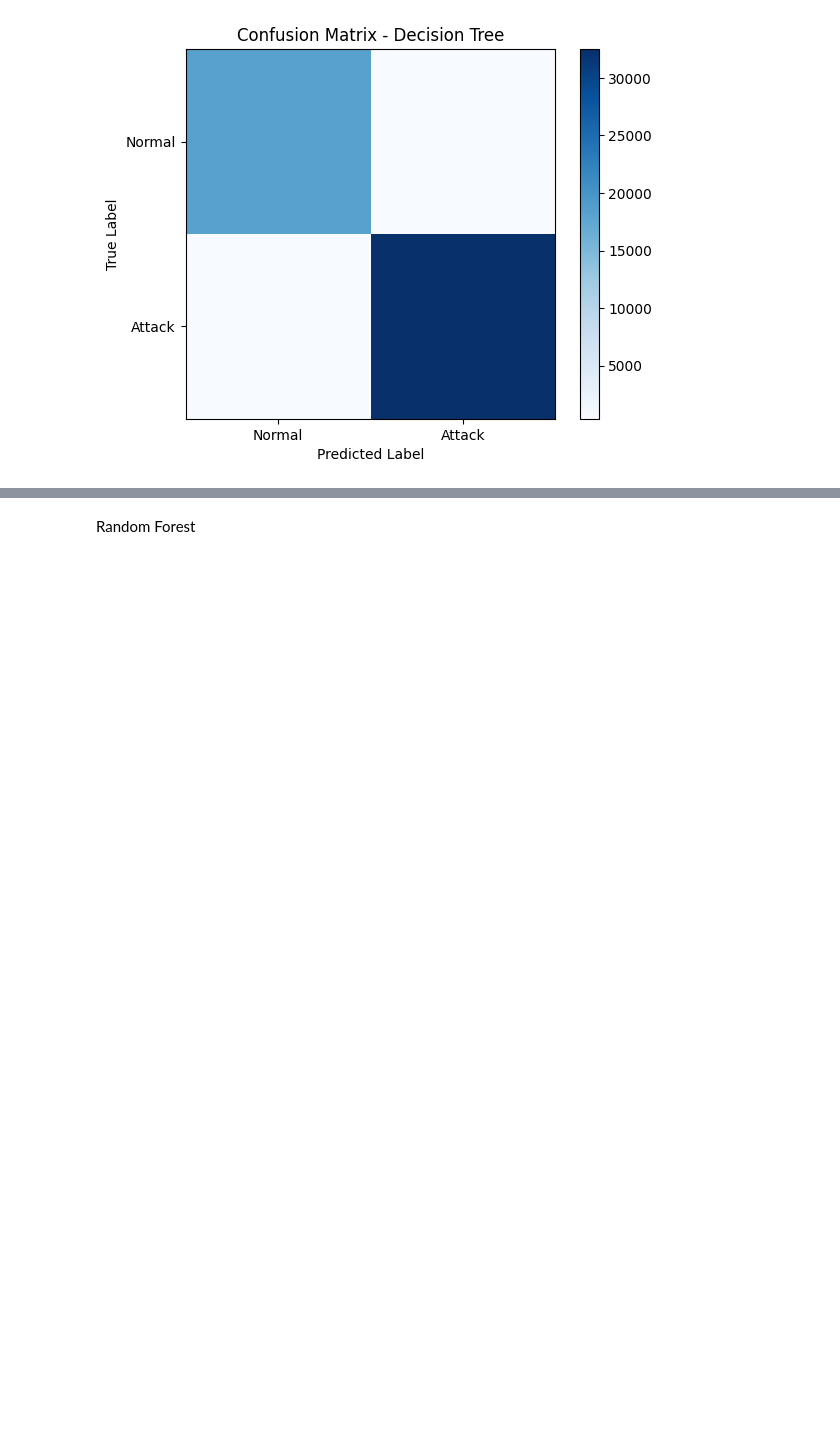
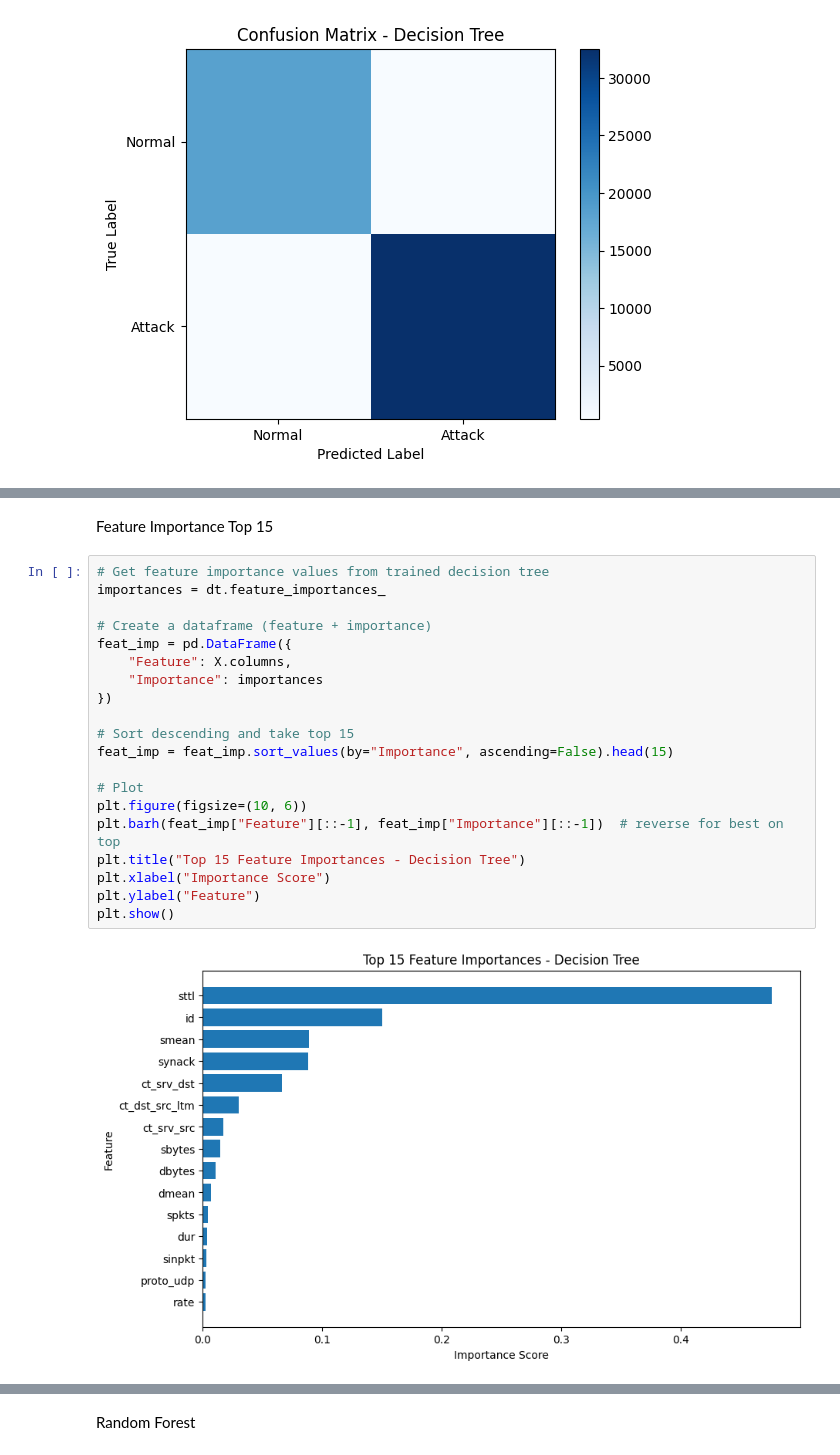
Before and after one commit to SashankGhimire/AI_CW, a Jupyter notebook: AI_CW.ipynb, the cells around one changed output, grey strips where cells are left out. Cells and saved outputs as stored; diff of their text form; blank space fills up the shorter version.

```diff
--- a/AI_CW.ipynb
+++ b/AI_CW.ipynb
@@ -152,0 +178,24 @@ plt.show()
+# %% [markdown]
+Feature Importance Top 15
+# %%
+# Get feature importance values from trained decision tree
+importances = dt.feature_importances_
+
+# Create a dataframe (feature + importance)
+feat_imp = pd.DataFrame({
+    "Feature": X.columns,
+    "Importance": importances
+})
+
+# Sort descending and take top 15
+feat_imp = feat_imp.sort_values(by="Importance", ascending=False).head(15)
+
+# Plot
+plt.figure(figsize=(10, 6))
+plt.barh(feat_imp["Feature"][::-1], feat_imp["Importance"][::-1])  # reverse for best on top
+plt.title("Top 15 Feature Importances - Decision Tree")
+plt.xlabel("Importance Score")
+plt.ylabel("Feature")
+plt.show()
+# %% [output]
+[figure, added]
```
Also changed, not shown: parts of 28 cells of this notebook.
